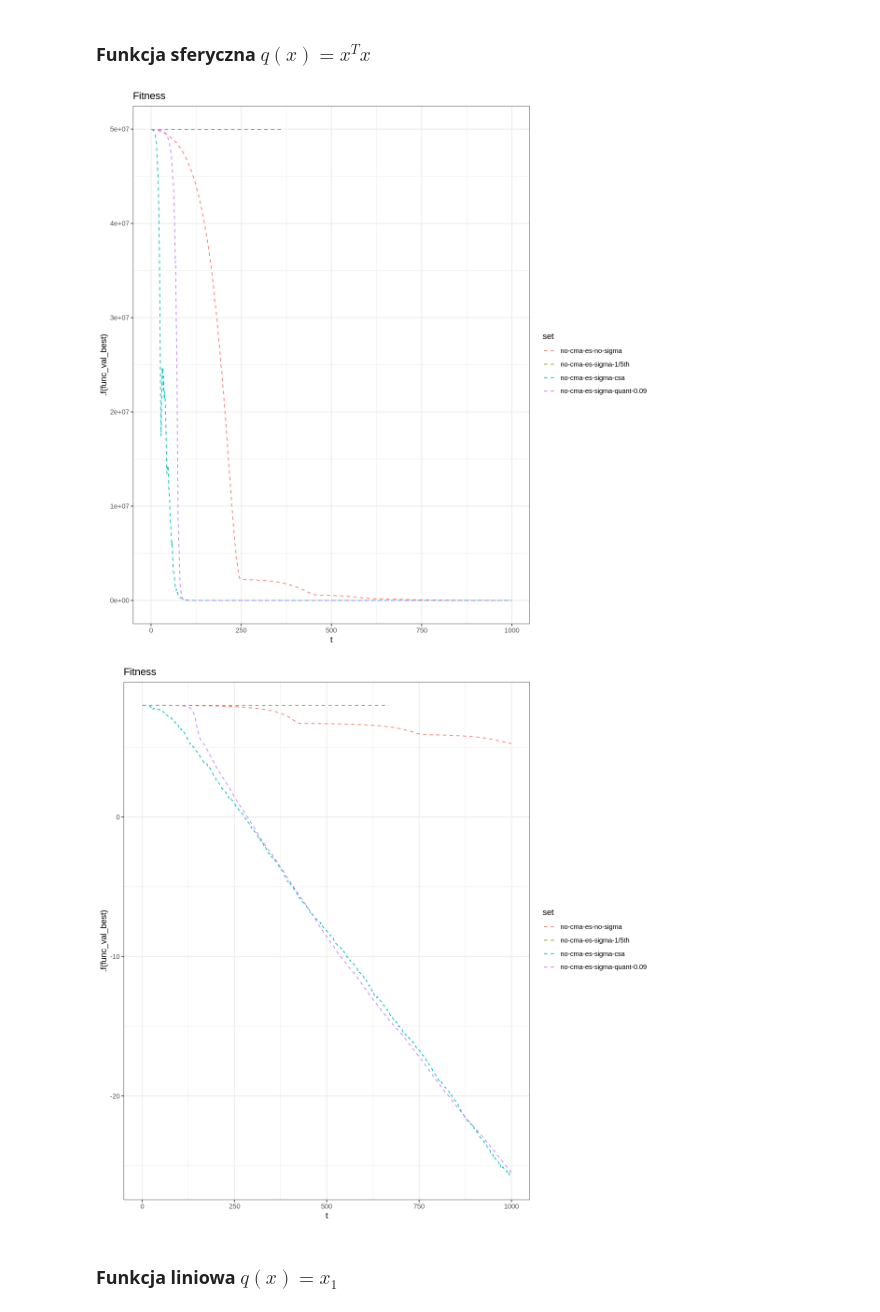
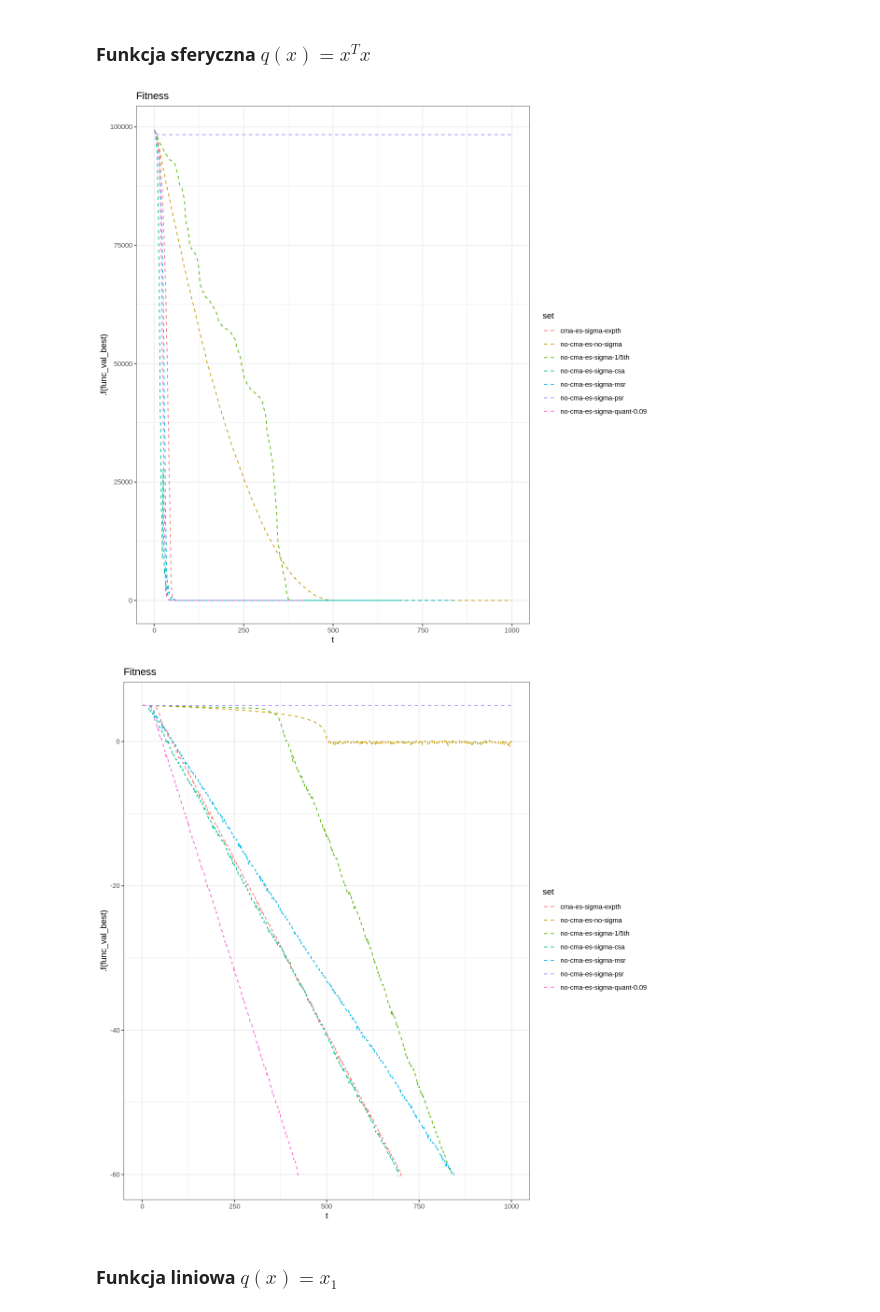
Before and after one commit to ewarchul/cma-es-exp, a Jupyter notebook: notebook/cma-es-sigma-rules.ipynb, the cells around one changed output. Drawn from its saved outputs; the diff is of its cells as text; code cells hidden in the pictures.

```diff
--- a/notebook/cma-es-sigma-rules.ipynb
+++ b/notebook/cma-es-sigma-rules.ipynb
@@ -61,7 +59,7 @@ sphere_eval10 =
   do_experiment(
                 methods,
                 sphere_func,
-                100,
+                10,
                 x0,
                 lower = lower,
                 upper = upper)
@@ -141,10 +143,10 @@ gutter_eval10 %>% mutate(func_val_best = func_val_best + 5000) %>% value_plot(.f
 # %% [markdown]
 ### Funkcja sferyczna $q(x) = x^{T}x$
 # %%
-sphere_eval50 %>% value_plot()
-sphere_eval100 %>% value_plot(.f=log10)
+sphere_eval10 %>% value_plot()
+sphere_eval10 %>% value_plot(.f=log10)
 # %% [output]
-[figure, old version]
+[figure, new version]
-[figure, old version]
+[figure, new version]
 # %% [markdown]
 ### Funkcja liniowa $q(x) = x_1$
```
Also changed, not shown: parts of 16 cells of this notebook.
